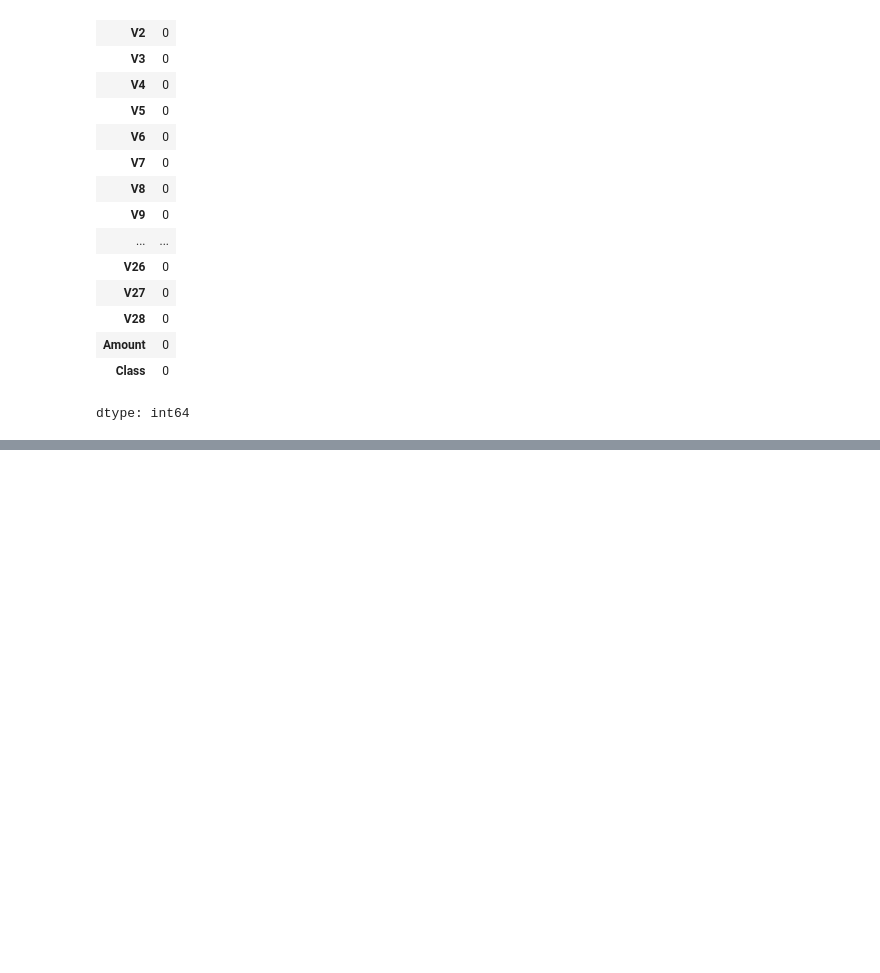
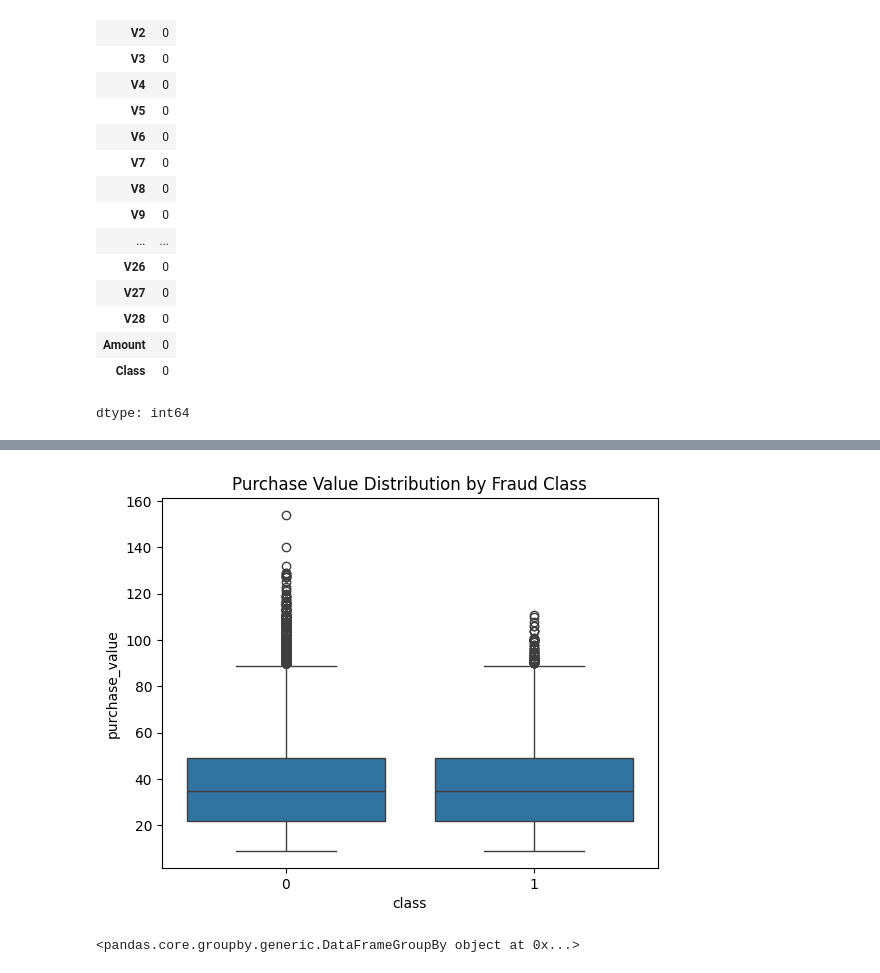
Before and after one commit to SaraFedlu/Fraud-Delection-Model, a Jupyter notebook: notebooks/eda.ipynb, the cells around one changed output, grey strips where cells are left out. Drawn from its saved outputs; the diff is of its cells as text; code cells hidden in the pictures; blank space fills up the shorter version.

```diff
--- a/notebooks/eda.ipynb
+++ b/notebooks/eda.ipynb
@@ -93,0 +192,7 @@ fraud_data["purchase_time"] = pd.to_datetime(fraud_data["purchase_time"])
+# %%
+# Purchase value distribution
+sns.boxplot(x="class", y="purchase_value", data=fraud_data)
+plt.title("Purchase Value Distribution by Fraud Class")
+plt.show()
+# %% [output]
+[figure, added]
@@ -93,0 +206,4 @@ fraud_data["purchase_time"] = pd.to_datetime(fraud_data["purchase_time"])
+# %%
+fraud_data.groupby("class")
+# %% [output]
+<pandas.core.groupby.generic.DataFrameGroupBy object at 0x...>
```
Also changed, not shown: parts of 9 cells of this notebook.
